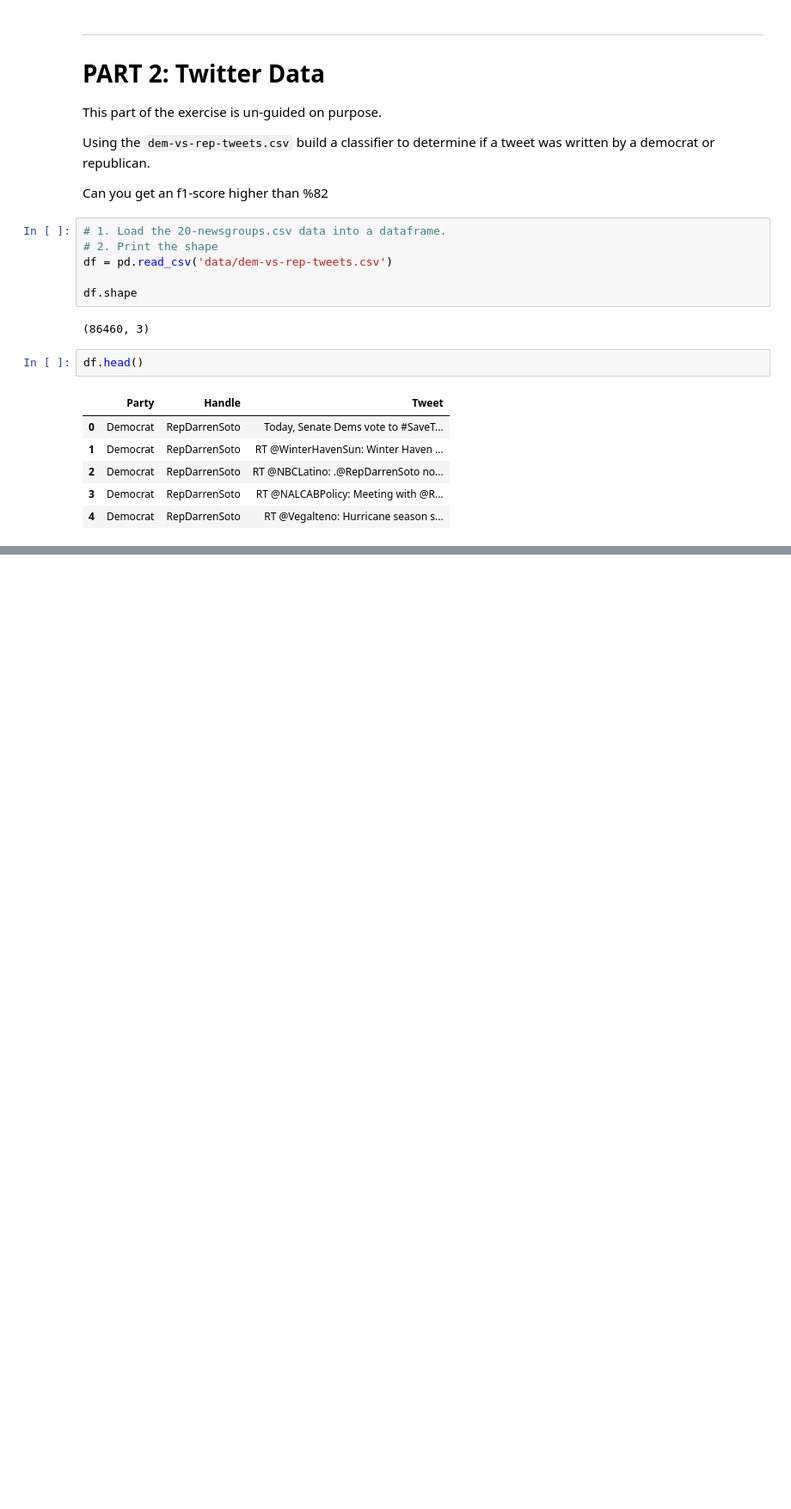
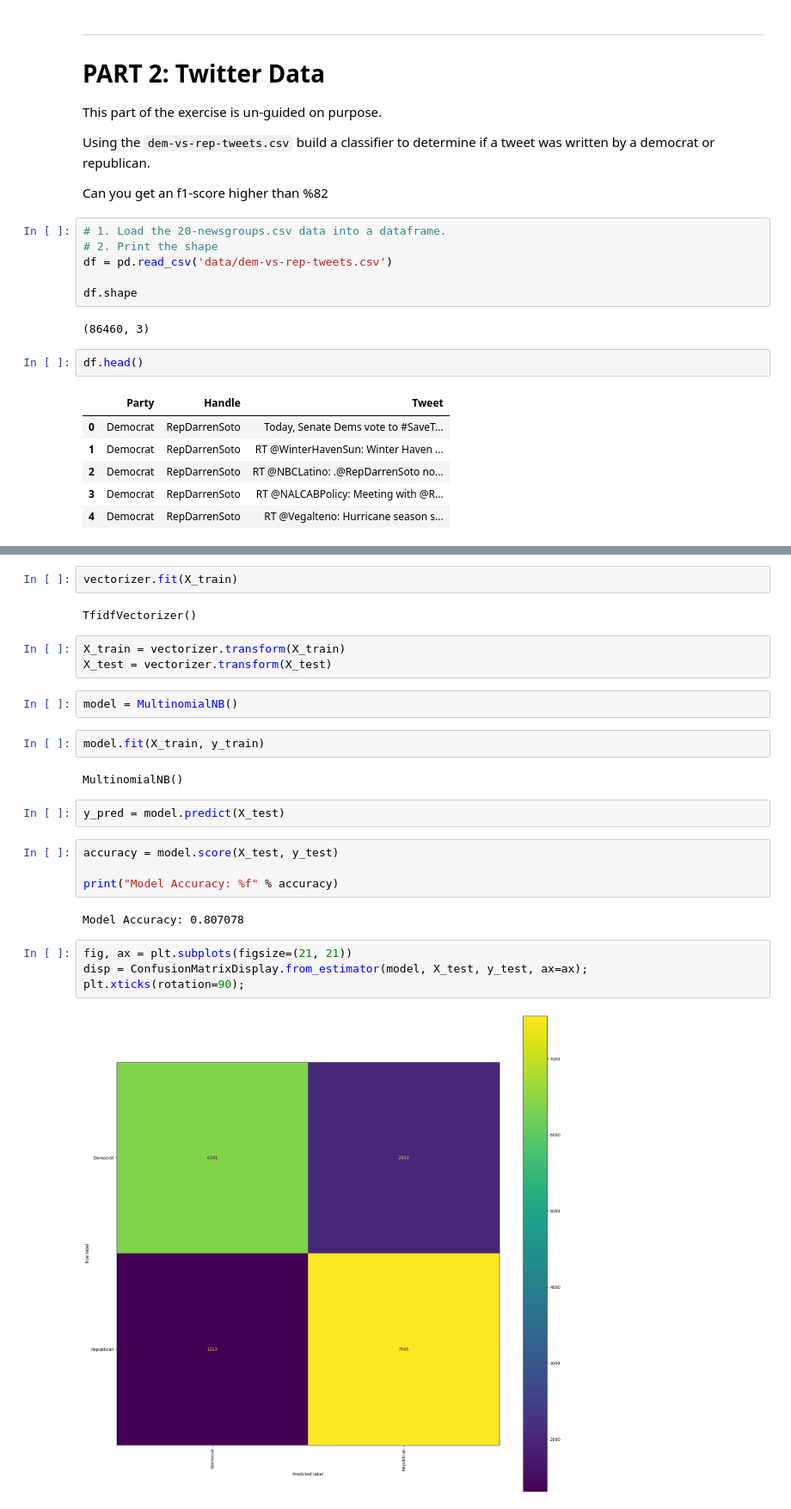
Before and after one commit to Trollicorn/my-fork-2023-fall-data-science-fridays, a Jupyter notebook: Week-08-NLP/Exercise-MU.ipynb, the cells around one changed output, grey strips where cells are left out. Shown: that part at 86% size. Drawn from its saved outputs; the diff is of its cells as text; blank space fills up the shorter version.

```diff
--- a/Week-08-NLP/Exercise-MU.ipynb
+++ b/Week-08-NLP/Exercise-MU.ipynb
@@ -375,0 +402,27 @@ df.head()
+# %%
+vectorizer.fit(X_train)
+# %% [output]
+TfidfVectorizer()
+# %%
+X_train = vectorizer.transform(X_train)
+X_test = vectorizer.transform(X_test)
+# %%
+model = MultinomialNB()
+# %%
+model.fit(X_train, y_train)
+# %% [output]
+MultinomialNB()
+# %%
+y_pred = model.predict(X_test)
+# %%
+accuracy = model.score(X_test, y_test)
+
+print("Model Accuracy: %f" % accuracy)
+# %% [output]
+Model Accuracy: 0.807078
+# %%
+fig, ax = plt.subplots(figsize=(21, 21))
+disp = ConfusionMatrixDisplay.from_estimator(model, X_test, y_test, ax=ax);
+plt.xticks(rotation=90);
+# %% [output]
+[figure, added]
```
Also changed, not shown: parts of 8 cells of this notebook.
